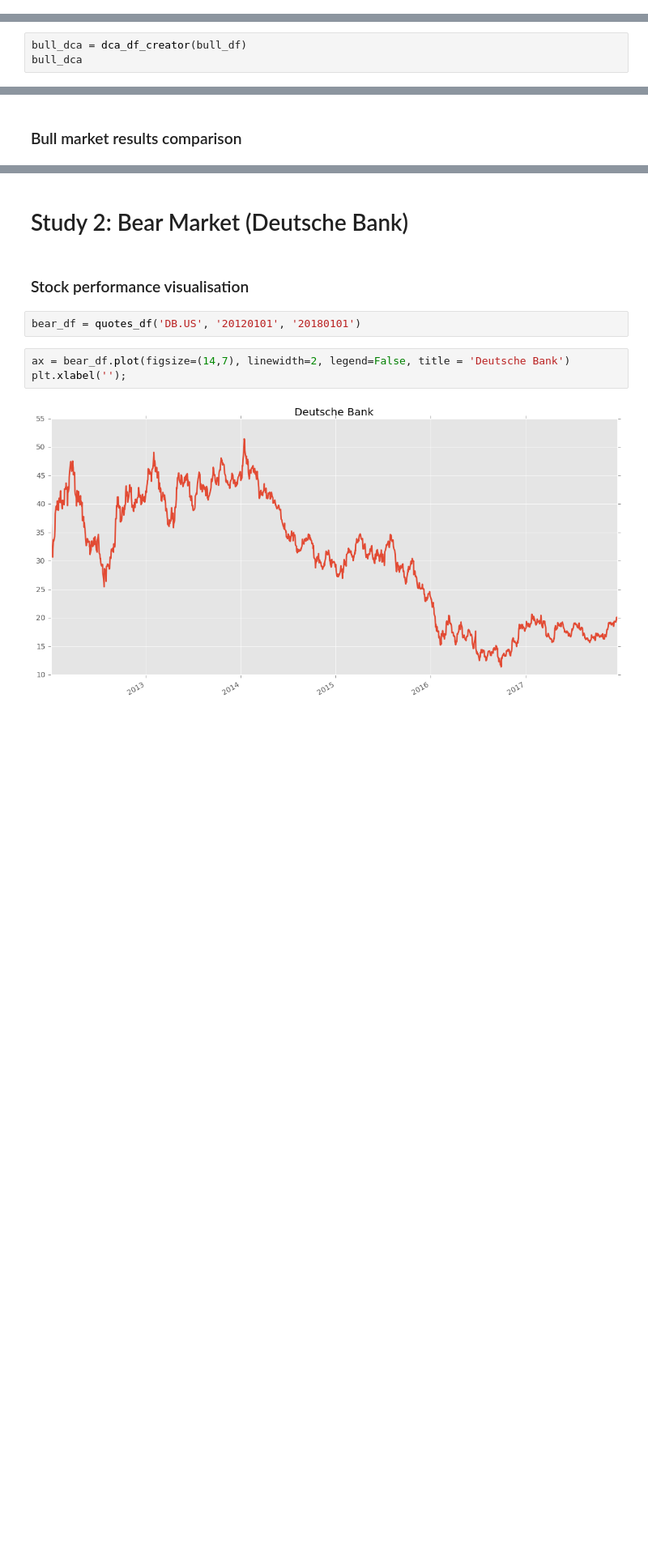
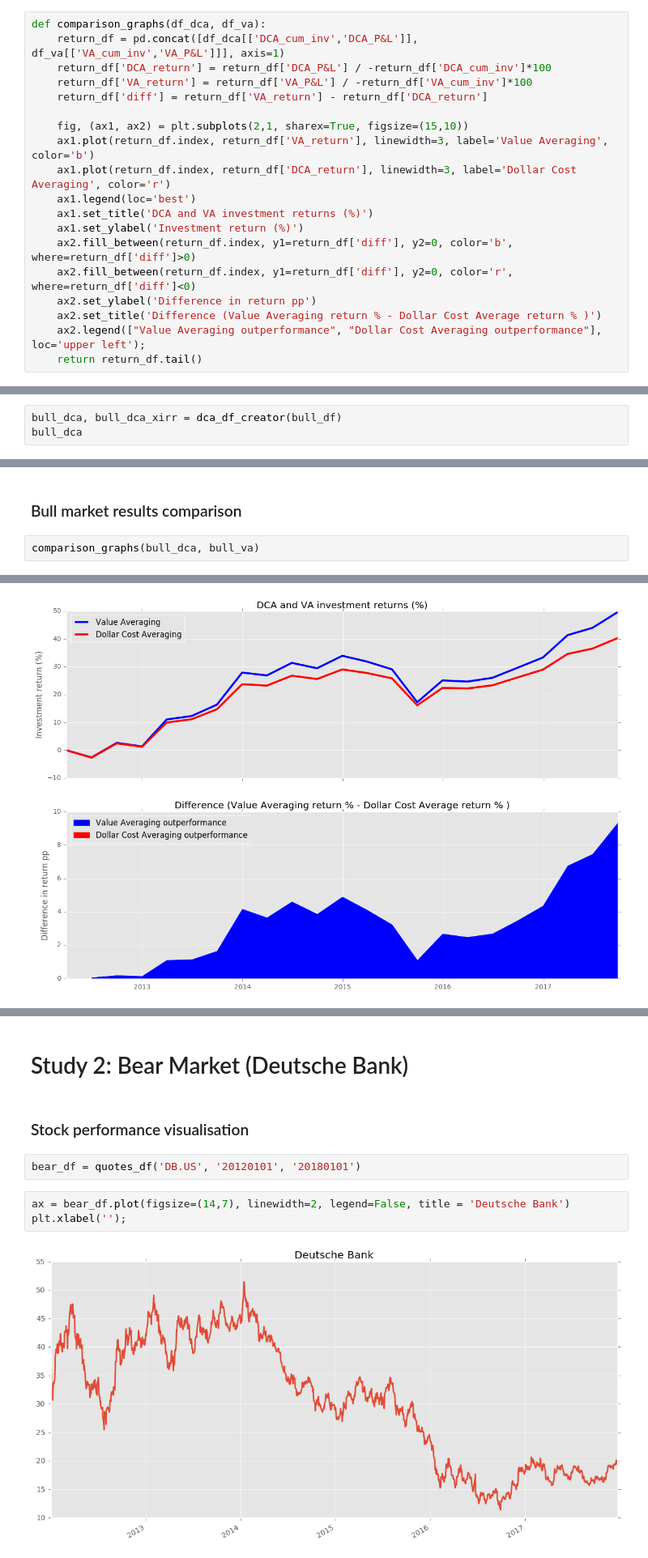
Before and after one commit to BuzuGit/Dollar-Cost-Averaging-vs-Value-Averaging-Analysis, a Jupyter notebook: Value Averaging Analysis.ipynb, the cells around one changed output, grey strips where cells are left out. Shown at 81% size. Drawn from its saved outputs; the diff is of its cells as text; blank space fills up the shorter version.

Commit message:
Comparison graphs added

```diff
--- a/Value Averaging Analysis.ipynb
+++ b/Value Averaging Analysis.ipynb
@@ -101,3 +100,22 @@ def va_df_creator(df, **quess_val):
+# %%
+def comparison_graphs(df_dca, df_va):
+    return_df = pd.concat([df_dca[['DCA_cum_inv','DCA_P&L']], df_va[['VA_cum_inv','VA_P&L']]], axis=1)
+    return_df['DCA_return'] = return_df['DCA_P&L'] / -return_df['DCA_cum_inv']*100
+    return_df['VA_return'] = return_df['VA_P&L'] / -return_df['VA_cum_inv']*100
+    return_df['diff'] = return_df['VA_return'] - return_df['DCA_return']
+
+    fig, (ax1, ax2) = plt.subplots(2,1, sharex=True, figsize=(15,10))
+    ax1.plot(return_df.index, return_df['VA_return'], linewidth=3, label='Value Averaging', color='b')
+    ax1.plot(return_df.index, return_df['DCA_return'], linewidth=3, label='Dollar Cost Averaging', color='r')
+    ax1.legend(loc='best')
+    ax1.set_title('DCA and VA investment returns (%)')
+    ax1.set_ylabel('Investment return (%)')
+    ax2.fill_between(return_df.index, y1=return_df['diff'], y2=0, color='b', where=return_df['diff']>0)
+    ax2.fill_between(return_df.index, y1=return_df['diff'], y2=0, color='r', where=return_df['diff']<0)
+    ax2.set_ylabel('Difference in return pp')
+    ax2.set_title('Difference (Value Averaging return % - Dollar Cost Average return % )')
+    ax2.legend(["Value Averaging outperformance", "Dollar Cost Averaging outperformance"], loc='upper left');
+    return return_df.tail()
 # %% [markdown]
 # Study 1: Bull Market (S&P 500)
 # %% [markdown]
@@ -112,7 +130,7 @@ plt.xlabel('');
 # %% [markdown]
 ### Dollar Cost Averaging DataFrame:
 # %%
-bull_dca = dca_df_creator(bull_df)
+bull_dca, bull_dca_xirr = dca_df_creator(bull_df)
 bull_dca
 # %% [output]
 |  | Price | DCA_contr | DCA_cum_inv | DCA_shares_bought | DCA_cum_shares | DCA_Total_Val | DCA_avg_price | ... |
@@ -160,2 +178,5 @@ bull_va
 # %% [markdown]
 ### Bull market results comparison
+# %%
+comparison_graphs(bull_dca, bull_va)
+# %% [output]
@@ -162,3 +190,4 @@ bull_va
+[figure, added]
 # %%
 summary = [['Final Value', bull_dca['DCA_Total_Val'][-1], bull_va['VA_Total_Val'][-1]],
           ['Tolat Invested', -bull_dca['DCA_cum_inv'][-1], -bull_va['VA_cum_inv'][-1]],
```
Also changed, not shown: parts of 15 cells of this notebook.
